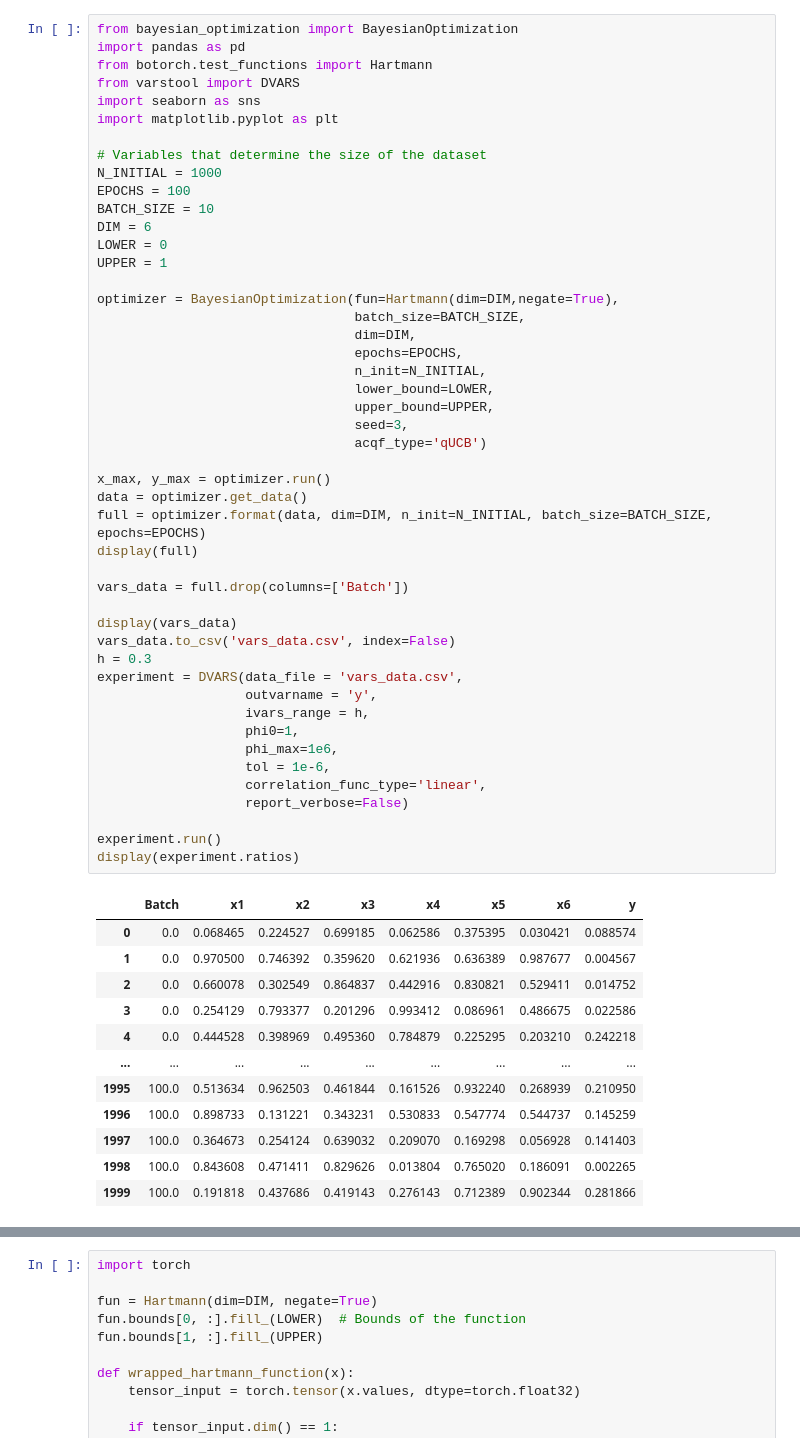
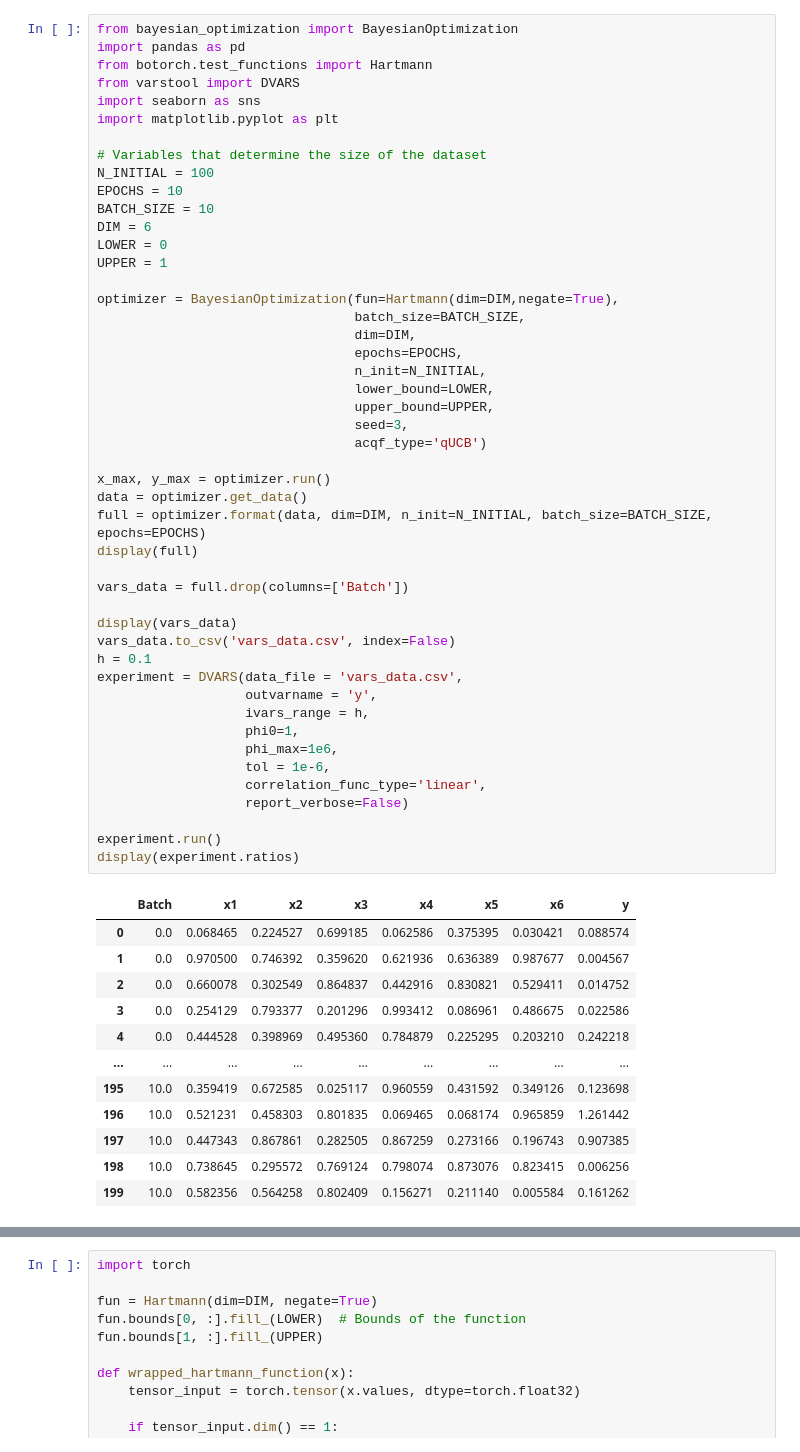
Before and after one commit to Schubydo/msc_code, a Jupyter notebook: SO_Numerical_Experiments/vars_hartmann.ipynb, the cells around one changed output, grey strips where cells are left out. Cells and saved outputs as stored; diff of their text form.

```diff
--- a/SO_Numerical_Experiments/vars_hartmann.ipynb
+++ b/SO_Numerical_Experiments/vars_hartmann.ipynb
@@ -7,8 +7,8 @@ import seaborn as sns
 import matplotlib.pyplot as plt
 
 # Variables that determine the size of the dataset
-N_INITIAL = 1000
-EPOCHS = 100
+N_INITIAL = 100
+EPOCHS = 10
 BATCH_SIZE = 10
 DIM = 6
 LOWER = 0
@@ -25,36 +25,36 @@ optimizer = BayesianOptimization(fun=Hartmann(dim=DIM,negate=True),
                                  acqf_type='qUCB')
 
 x_max, y_max = optimizer.run()
 data = optimizer.get_data()
 full = optimizer.format(data, dim=DIM, n_init=N_INITIAL, batch_size=BATCH_SIZE, epochs=EPOCHS)
 display(full)
 
 vars_data = full.drop(columns=['Batch'])
 
 display(vars_data)
 vars_data.to_csv('vars_data.csv', index=False)
-h = 0.3
+h = 0.1
 experiment = DVARS(data_file = 'vars_data.csv',
                    outvarname = 'y',
                    ivars_range = h,
                    phi0=1,
                    phi_max=1e6,
                    tol = 1e-6,
                    correlation_func_type='linear',
                    report_verbose=False)
 
 experiment.run()
 display(experiment.ratios)
 # %% [output]
 |  | Batch | x1 | x2 | x3 | x4 | x5 | x6 | y |
 | 0 | 0.0 | 0.068465 | 0.224527 | 0.699185 | 0.062586 | 0.375395 | 0.030421 | 0.088574 |
 | 1 | 0.0 | 0.970500 | 0.746392 | 0.359620 | 0.621936 | 0.636389 | 0.987677 | 0.004567 |
 | 2 | 0.0 | 0.660078 | 0.302549 | 0.864837 | 0.442916 | 0.830821 | 0.529411 | 0.014752 |
 | 3 | 0.0 | 0.254129 | 0.793377 | 0.201296 | 0.993412 | 0.086961 | 0.486675 | 0.022586 |
 | 4 | 0.0 | 0.444528 | 0.398969 | 0.495360 | 0.784879 | 0.225295 | 0.203210 | 0.242218 |
 | ... | ... | ... | ... | ... | ... | ... | ... | ... |
-| 1995 | 100.0 | 0.513634 | 0.962503 | 0.461844 | 0.161526 | 0.932240 | 0.268939 | 0.210950 |
-| 1996 | 100.0 | 0.898733 | 0.131221 | 0.343231 | 0.530833 | 0.547774 | 0.544737 | 0.145259 |
-| 1997 | 100.0 | 0.364673 | 0.254124 | 0.639032 | 0.209070 | 0.169298 | 0.056928 | 0.141403 |
-| 1998 | 100.0 | 0.843608 | 0.471411 | 0.829626 | 0.013804 | 0.765020 | 0.186091 | 0.002265 |
-| 1999 | 100.0 | 0.191818 | 0.437686 | 0.419143 | 0.276143 | 0.712389 | 0.902344 | 0.281866 |
+| 195 | 10.0 | 0.359419 | 0.672585 | 0.025117 | 0.960559 | 0.431592 | 0.349126 | 0.123698 |
+| 196 | 10.0 | 0.521231 | 0.458303 | 0.801835 | 0.069465 | 0.068174 | 0.965859 | 1.261442 |
+| 197 | 10.0 | 0.447343 | 0.867861 | 0.282505 | 0.867259 | 0.273166 | 0.196743 | 0.907385 |
+| 198 | 10.0 | 0.738645 | 0.295572 | 0.769124 | 0.798074 | 0.873076 | 0.823415 | 0.006256 |
+| 199 | 10.0 | 0.582356 | 0.564258 | 0.802409 | 0.156271 | 0.211140 | 0.005584 | 0.161262 |
```
Also changed, not shown: parts of 6 cells of this notebook, 1 other file.
